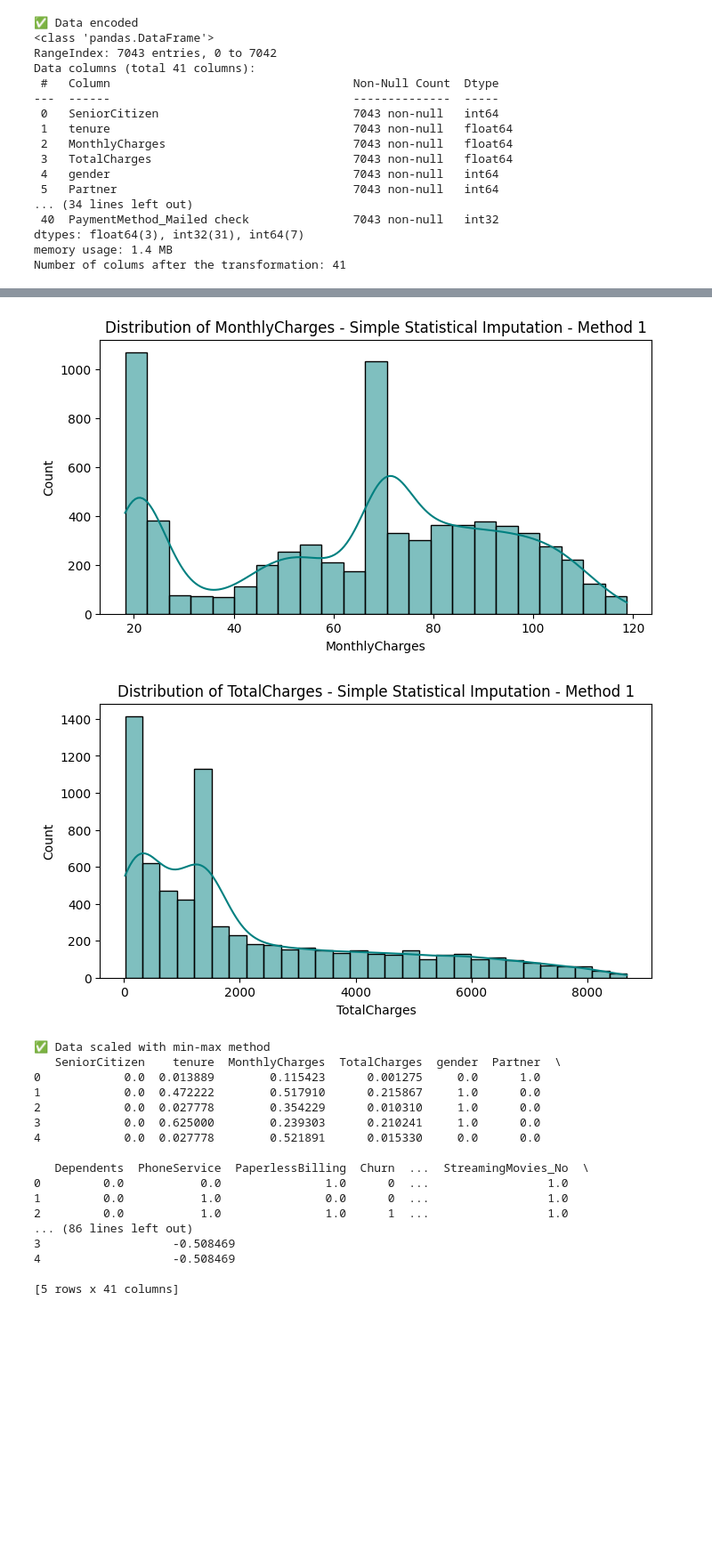
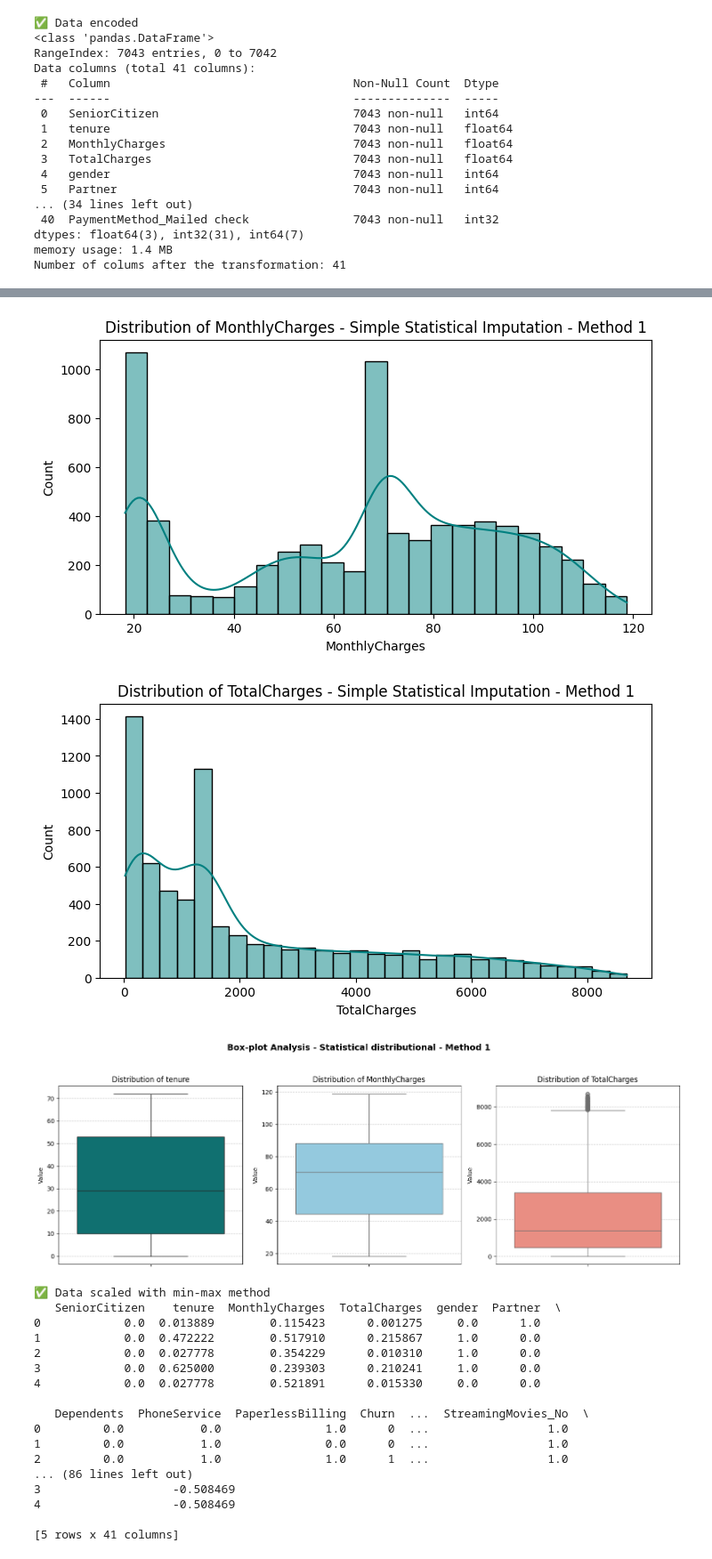
Before and after one commit to Milosz180/ZMUM-Telco-Customer-Churn, a Jupyter notebook: telco-customer-churn.ipynb, the cells around one changed output, grey strips where cells are left out. Shown at 89% size. Drawn from its saved outputs; the diff is of its cells as text; code cells hidden in the pictures; blank space fills up the shorter version.

```diff
--- a/telco-customer-churn.ipynb
+++ b/telco-customer-churn.ipynb
@@ -530,21 +550,25 @@ Number of colums after the transformation: 41
 # %%
 # macierz korelacji
 plot_correlation(df_1, "Simple Statistical Imputation - Method 1")
 
 # wykres rozkładu
 # kolumny wartościowe do analizy
 cols_to_analyze = ['tenure', 'MonthlyCharges', 'TotalCharges']
 
 for col in cols_to_analyze:
     plot_distribution(df_1, col, "Simple Statistical Imputation - Method 1")
 
 # box-ploty
-plot_custom_boxplots(df_1, "Statistical distributional - Method 2")
+plot_custom_boxplots(df_1, "Statistical distributional - Method 1")
+
+# pair-ploty
+plot_custom_pairplot(df_1, "Statistical distributional - Method 1")
 # %% [output]
 [figure]
 [figure]
 [figure]
 [figure]
+[figure, added]
 # %%
 # warianty standaryzacji
 
```
Also changed, not shown: parts of 5 cells of this notebook.
